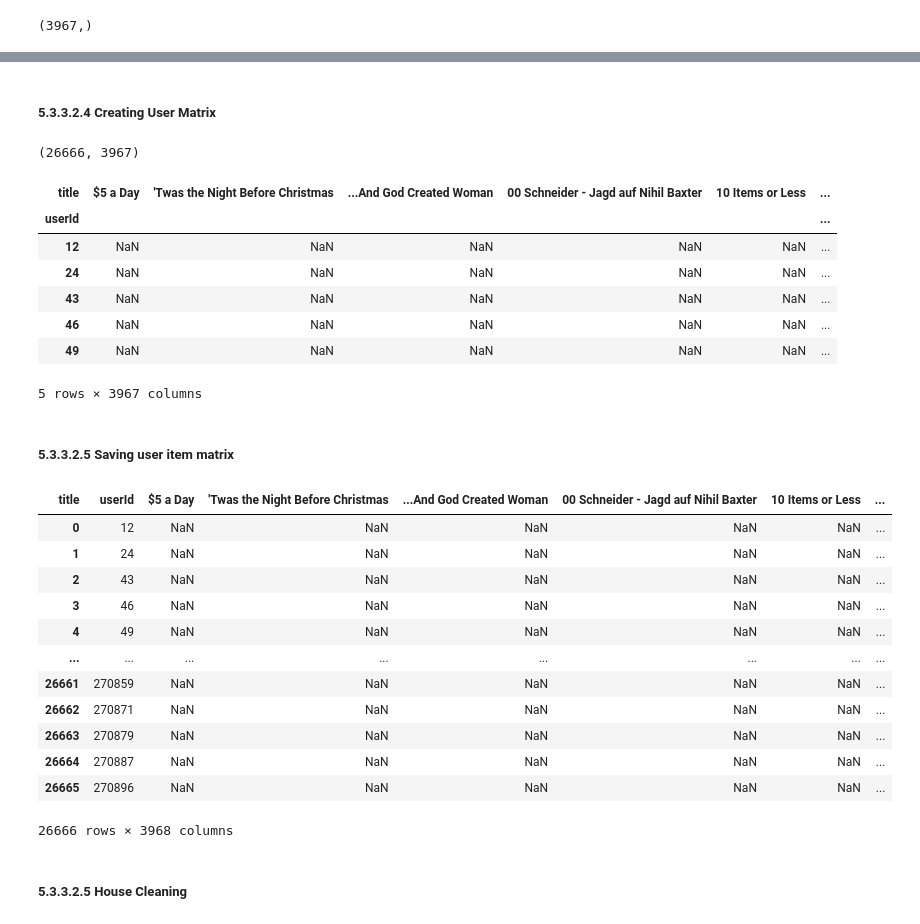
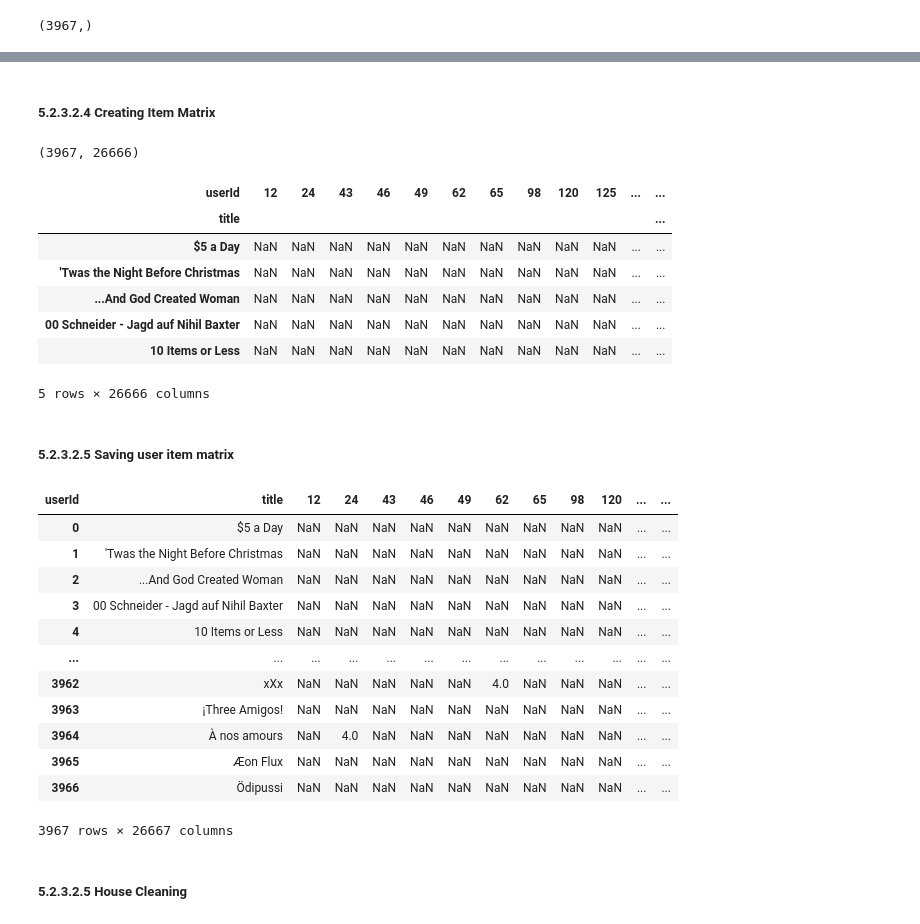
Before and after one commit to trauzi12/movie_recommendation_system, a Jupyter notebook: notebooks/05_Modeling.ipynb, the cells around one changed output, grey strips where cells are left out. Drawn from its saved outputs; the diff is of its cells as text; code cells hidden in the pictures.

```diff
--- a/notebooks/05_Modeling.ipynb
+++ b/notebooks/05_Modeling.ipynb
@@ -1079,47 +581,47 @@ movie_ratings_small.groupby('title')['userId'].count().shape
 # %%
 movie_ratings_small.to_csv('/content/drive/MyDrive/machine_learning_projects/movie_recommendation_system/data/movie_ratings_small.csv')
 # %% [markdown]
-##### 5.3.3.2.4 Creating User Matrix
+##### 5.2.3.2.4 Creating Item Matrix
 # %%
 #Importing data
 movie_ratings_small=pd.read_csv('/content/drive/MyDrive/machine_learning_projects/movie_recommendation_system/data/movie_ratings_small.csv')
 # %%
 # creating the user_item matrix
-user_item=pd.pivot_table(movie_ratings_small, index='userId', columns='title', values='rating', fill_value=np.nan)
+item_user=pd.pivot_table(movie_ratings_small, index='title', columns='userId', values='rating', fill_value=np.nan)
 # %%
 # checking the size of the matrix
-user_item.shape
+item_user.shape
 # %% [output]
-(26666, 3967)
+(3967, 26666)
 # %%
 #looking at the first few rows
-user_item.head()
+item_user.head()
 # %% [output]
-| title | $5 a Day | 'Twas the Night Before Christmas | ...And God Created Woman | 00 Schneider - Jagd auf Nihil Baxter | 10 Items or Less | ... |
-| userId |  |  |  |  |  | ... |
-| 12 | NaN | NaN | NaN | NaN | NaN | ... |
-| 24 | NaN | NaN | NaN | NaN | NaN | ... |
-| 43 | NaN | NaN | NaN | NaN | NaN | ... |
-| 46 | NaN | NaN | NaN | NaN | NaN | ... |
-| 49 | NaN | NaN | NaN | NaN | NaN | ... |
+| userId | 12 | 24 | 43 | 46 | 49 | 62 | 65 | 98 | 120 | 125 | ... | ... |
+| title |  |  |  |  |  |  |  |  |  |  |  | ... |
+| $5 a Day | NaN | NaN | NaN | NaN | NaN | NaN | NaN | NaN | NaN | NaN | ... | ... |
+| 'Twas the Night Before Christmas | NaN | NaN | NaN | NaN | NaN | NaN | NaN | NaN | NaN | NaN | ... | ... |
+| ...And God Created Woman | NaN | NaN | NaN | NaN | NaN | NaN | NaN | NaN | NaN | NaN | ... | ... |
+| 00 Schneider - Jagd auf Nihil Baxter | NaN | NaN | NaN | NaN | NaN | NaN | NaN | NaN | NaN | NaN | ... | ... |
+| 10 Items or Less | NaN | NaN | NaN | NaN | NaN | NaN | NaN | NaN | NaN | NaN | ... | ... |
-5 rows × 3967 columns
+5 rows × 26666 columns
 # %% [markdown]
-##### 5.3.3.2.5 Saving user item matrix
+##### 5.2.3.2.5 Saving user item matrix
 # %%
 #reset index
-user_item.reset_index()
+item_user.reset_index()
 # %% [output]
-| title | userId | $5 a Day | 'Twas the Night Before Christmas | ...And God Created Woman | 00 Schneider - Jagd auf Nihil Baxter | 10 Items or Less | ... |
-| 0 | 12 | NaN | NaN | NaN | NaN | NaN | ... |
-| 1 | 24 | NaN | NaN | NaN | NaN | NaN | ... |
-| 2 | 43 | NaN | NaN | NaN | NaN | NaN | ... |
-| 3 | 46 | NaN | NaN | NaN | NaN | NaN | ... |
-| 4 | 49 | NaN | NaN | NaN | NaN | NaN | ... |
-| ... | ... | ... | ... | ... | ... | ... | ... |
-| 26661 | 270859 | NaN | NaN | NaN | NaN | NaN | ... |
-| 26662 | 270871 | NaN | NaN | NaN | NaN | NaN | ... |
-| 26663 | 270879 | NaN | NaN | NaN | NaN | NaN | ... |
-| 26664 | 270887 | NaN | NaN | NaN | NaN | NaN | ... |
-| 26665 | 270896 | NaN | NaN | NaN | NaN | NaN | ... |
+| userId | title | 12 | 24 | 43 | 46 | 49 | 62 | 65 | 98 | 120 | ... | ... |
+| 0 | $5 a Day | NaN | NaN | NaN | NaN | NaN | NaN | NaN | NaN | NaN | ... | ... |
+| 1 | 'Twas the Night Before Christmas | NaN | NaN | NaN | NaN | NaN | NaN | NaN | NaN | NaN | ... | ... |
+| 2 | ...And God Created Woman | NaN | NaN | NaN | NaN | NaN | NaN | NaN | NaN | NaN | ... | ... |
+| 3 | 00 Schneider - Jagd auf Nihil Baxter | NaN | NaN | NaN | NaN | NaN | NaN | NaN | NaN | NaN | ... | ... |
+| 4 | 10 Items or Less | NaN | NaN | NaN | NaN | NaN | NaN | NaN | NaN | NaN | ... | ... |
+| ... | ... | ... | ... | ... | ... | ... | ... | ... | ... | ... | ... | ... |
+| 3962 | xXx | NaN | NaN | NaN | NaN | NaN | 4.0 | NaN | NaN | NaN | ... | ... |
+| 3963 | ¡Three Amigos! | NaN | NaN | NaN | NaN | NaN | NaN | NaN | NaN | NaN | ... | ... |
+| 3964 | À nos amours | NaN | 4.0 | NaN | NaN | NaN | NaN | NaN | NaN | NaN | ... | ... |
+| 3965 | Æon Flux | NaN | NaN | NaN | NaN | NaN | NaN | NaN | NaN | NaN | ... | ... |
+| 3966 | Ödipussi | NaN | NaN | NaN | NaN | NaN | NaN | NaN | NaN | NaN | ... | ... |
-26666 rows × 3968 columns
+3967 rows × 26667 columns
 # %%
@@ -1127,5 +629,5 @@ user_item.to_csv('/content/drive/MyDrive/machine_learning_projects/movie_recomme
 # %% [markdown]
-##### 5.3.3.2.5 House Cleaning
+##### 5.2.3.2.5 House Cleaning
 # %%
 del movie_ratings
 del mask
```
Also changed, not shown: parts of 176 cells of this notebook, 2 other files.
